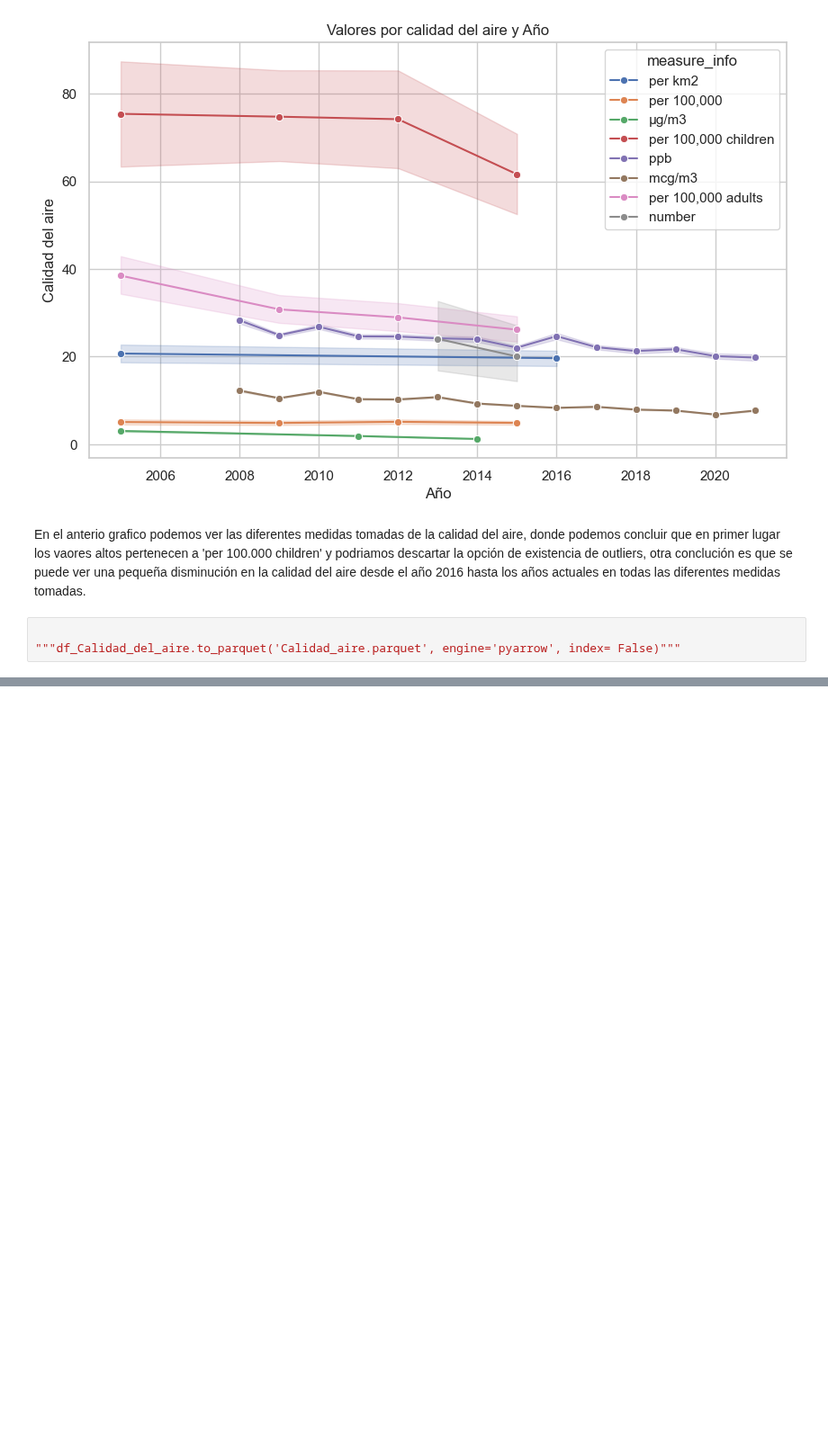
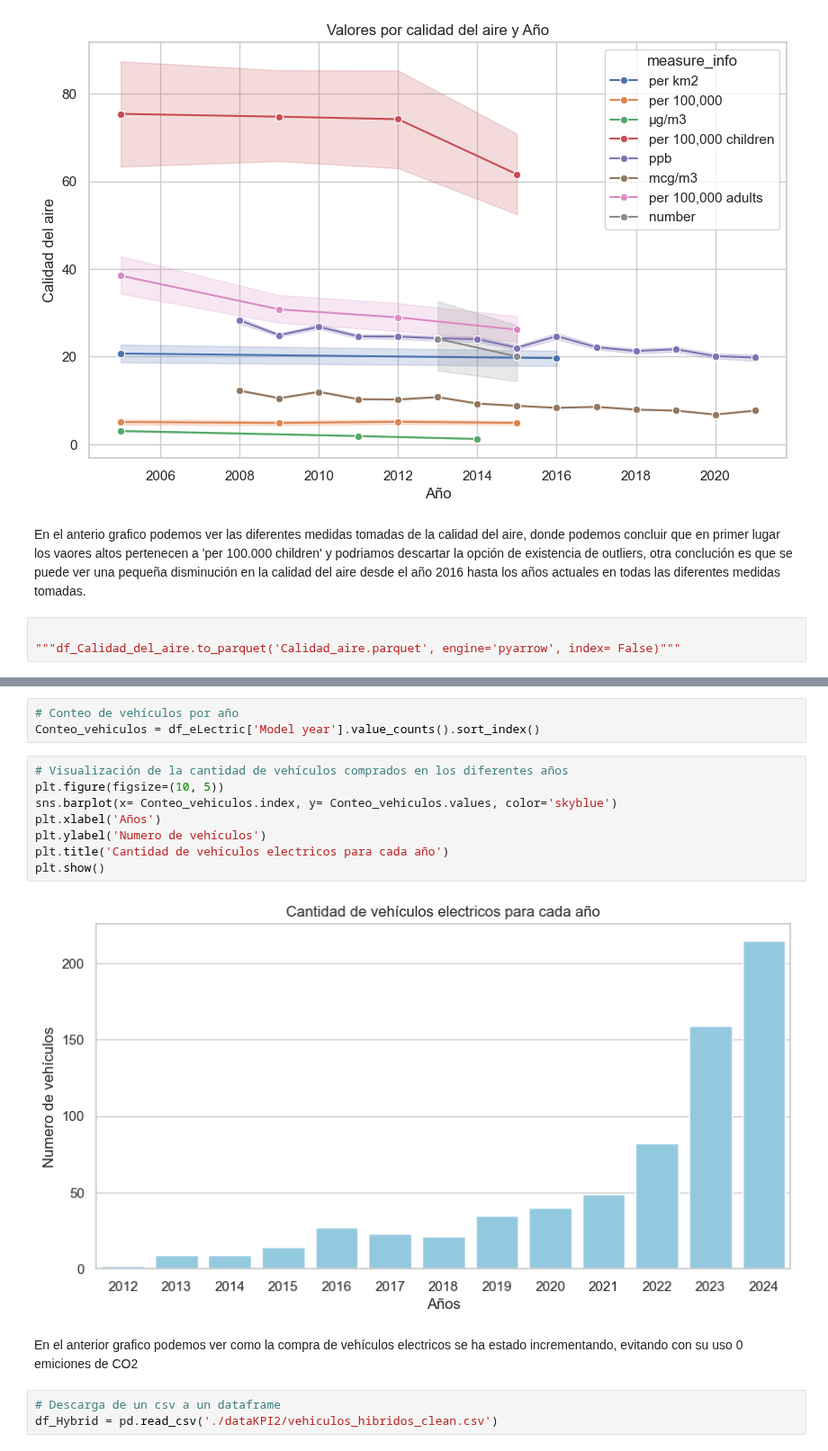
Before and after one commit to GLibardoAlarcon/Proyecto_Finalizado_Streamlit, a Jupyter notebook: libardo.ipynb, the cells around one changed output, grey strips where cells are left out. Shown at 90% size. Saved outputs shown, nothing was run; the diff lists cells and outputs as text; blank space fills up the shorter version.

```diff
--- a/libardo.ipynb
+++ b/libardo.ipynb
@@ -223,0 +296,18 @@ En el anterio grafico podemos ver las diferentes medidas tomadas de la calidad d
+# %%
+# Conteo de vehículos por año
+Conteo_vehiculos = df_eLectric['Model year'].value_counts().sort_index()
+# %%
+# Visualización de la cantidad de vehículos comprados en los diferentes años
+plt.figure(figsize=(10, 5))
+sns.barplot(x= Conteo_vehiculos.index, y= Conteo_vehiculos.values, color='skyblue')
+plt.xlabel('Años')
+plt.ylabel('Numero de vehículos')
+plt.title('Cantidad de vehículos electricos para cada año')
+plt.show()
+# %% [output]
+[figure, added]
+# %% [markdown]
+En el anterior grafico podemos ver como la compra de vehículos electricos se ha estado incrementando, evitando con su uso 0 emiciones de CO2
+# %%
+# Descarga de un csv a un dataframe
+df_Hybrid = pd.read_csv('./dataKPI2/vehiculos_hibridos_clean.csv')
```
Also changed, not shown: parts of 14 cells of this notebook.
